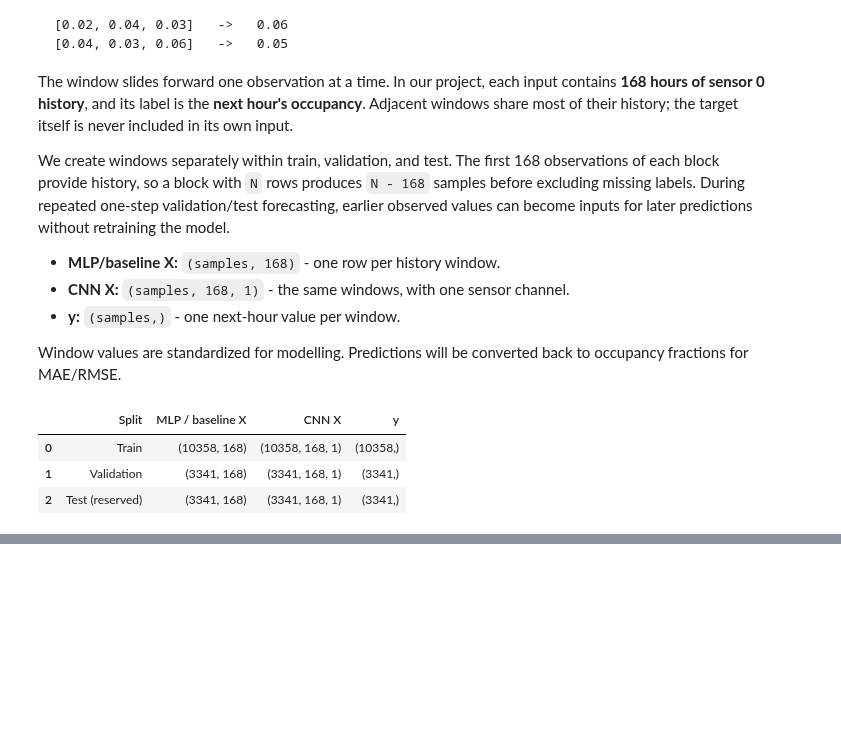
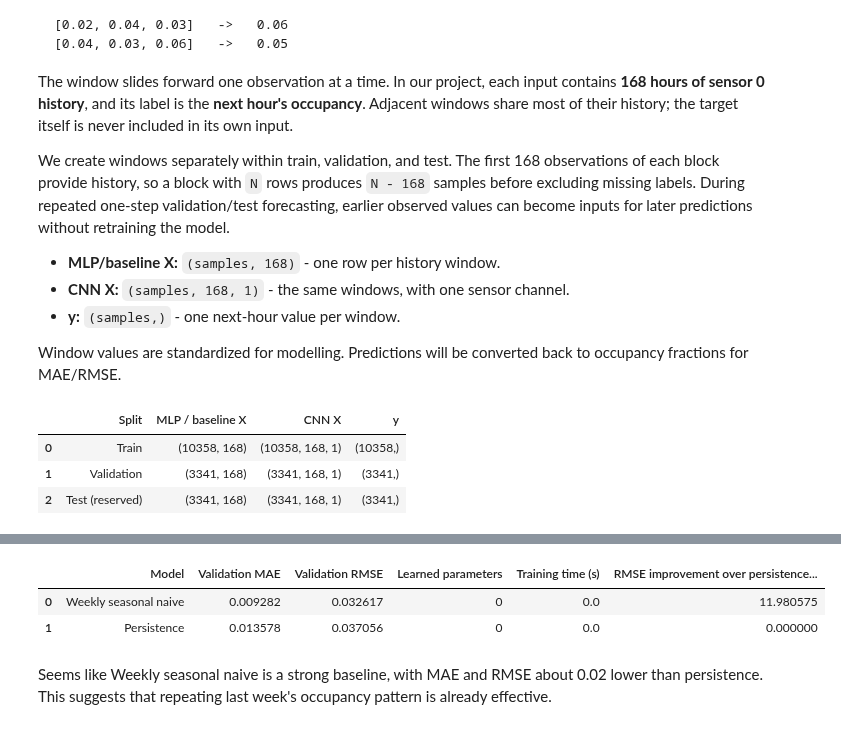
Before and after one commit to Matthew-Linders/AISE_4010_Group_Project, a Jupyter notebook: AISE4010_Project_Group02.ipynb, the cells around one changed output, grey strips where cells are left out. Drawn from its saved outputs; the diff is of its cells as text; code cells hidden in the pictures; blank space fills up the shorter version.

```diff
--- a/AISE4010_Project_Group02.ipynb
+++ b/AISE4010_Project_Group02.ipynb
@@ -368,0 +376,38 @@ display(window_shapes)
+# %%
+from sklearn.metrics import mean_absolute_error, mean_squared_error
+
+# Undo standardization so errors are in the original occupancy units.
+def inverse_1d(values, fitted_scaler):
+    return fitted_scaler.inverse_transform(np.asarray(values).reshape(-1, 1)).ravel()
+
+assert HORIZON == 1 and LOOKBACK >= 168
+val_actual = inverse_1d(y_val, scaler)
+
+# Each window ends one hour before its target.
+val_naive = inverse_1d(X_val[:, -1], scaler)       # Latest hour.
+val_weekly = inverse_1d(X_val[:, -168], scaler)   # Same hour last week.
+baseline_predictions = {"Persistence": val_naive, "Weekly seasonal naive": val_weekly}
+
+# Evaluate both methods on exactly the same observed validation targets.
+baseline_rows = []
+for name, prediction in baseline_predictions.items():
+    baseline_rows.append({
+        "Model": name,
+        "Validation MAE": mean_absolute_error(val_actual, prediction),
+        "Validation RMSE": mean_squared_error(val_actual, prediction) ** 0.5,
+        "Learned parameters": 0,
+        "Training time (s)": 0.0,
+    })
+
+baseline_results = pd.DataFrame(baseline_rows)
+baseline_val_rmse = baseline_results.loc[0, "Validation RMSE"]
+baseline_results["RMSE improvement over persistence (%)"] = (
+    100 * (baseline_val_rmse - baseline_results["Validation RMSE"]) / baseline_val_rmse
+)
+display(baseline_results.sort_values("Validation RMSE").reset_index(drop=True))
+# %% [output]
+|  | Model | Validation MAE | Validation RMSE | Learned parameters | Training time (s) | RMSE improvement over persistence... |
+| 0 | Weekly seasonal naive | 0.009282 | 0.032617 | 0 | 0.0 | 11.980575 |
+| 1 | Persistence | 0.013578 | 0.037056 | 0 | 0.0 | 0.000000 |
+# %% [markdown]
+Seems like Weekly seasonal naive is a strong baseline, with MAE and RMSE about 0.02 lower than persistence. This suggests that repeating last week's occupancy pattern is already effective.
```
Also changed, not shown: parts of 1 cell of this notebook.
